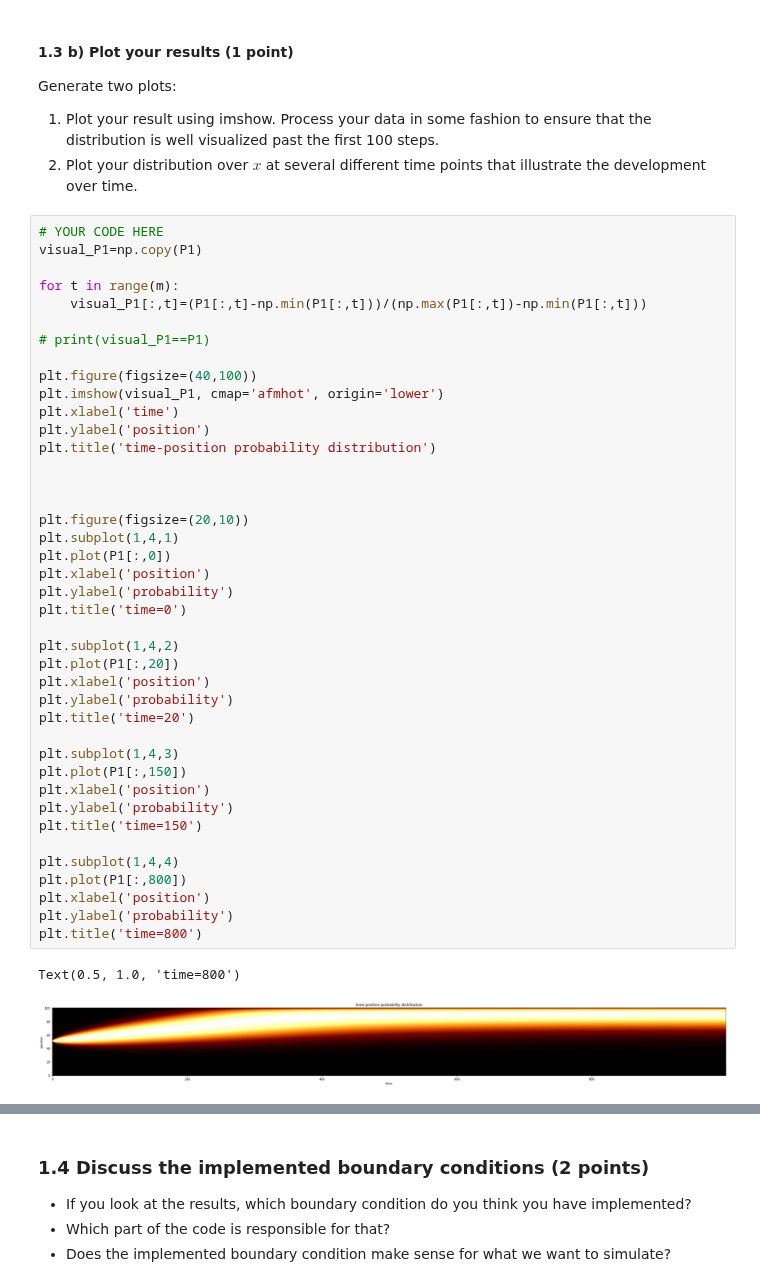
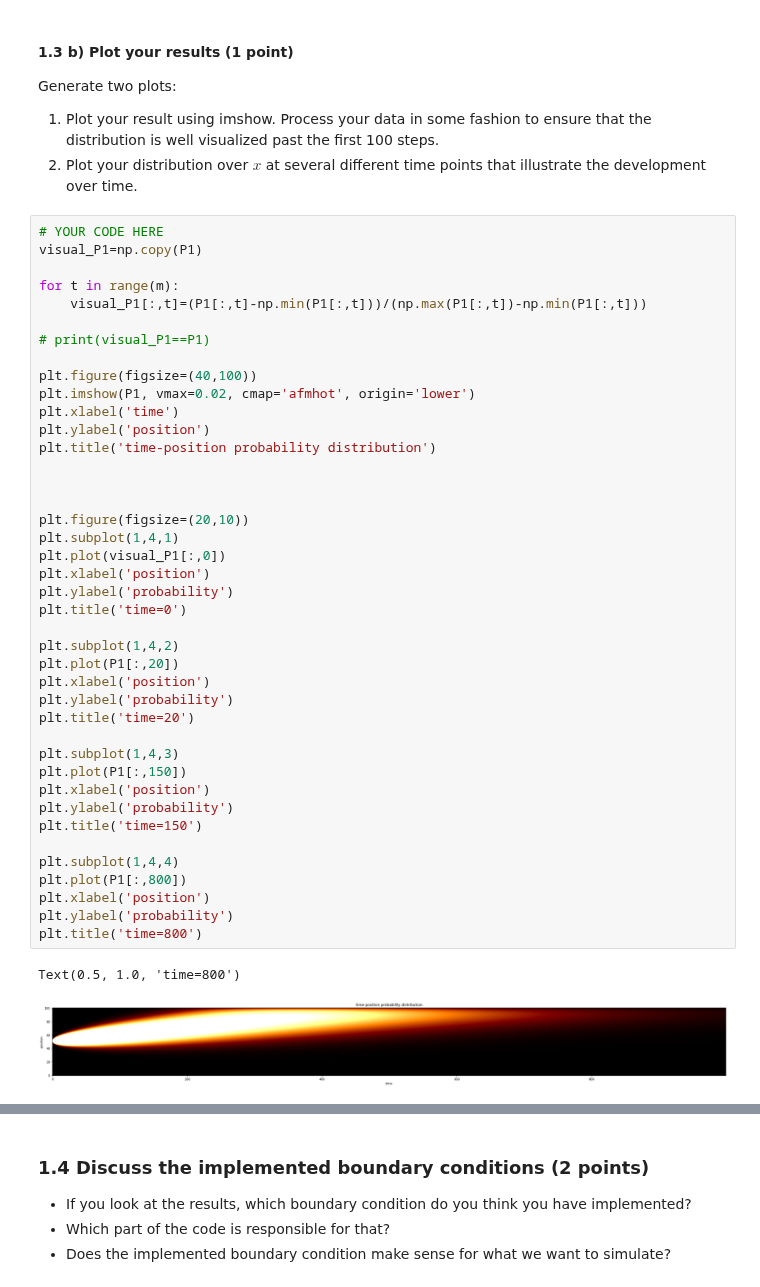
Before and after one commit to Erfan7bt/MHBF, a Jupyter notebook: 6-decision-making-II/decision-making-II.ipynb, the cells around one changed output, grey strips where cells are left out. Saved outputs shown, nothing was run; the diff lists cells and outputs as text.

```diff
--- a/6-decision-making-II/decision-making-II.ipynb
+++ b/6-decision-making-II/decision-making-II.ipynb
@@ -170,40 +170,40 @@ for t in range(m):
 # print(visual_P1==P1)
 
 plt.figure(figsize=(40,100))
-plt.imshow(visual_P1, cmap='afmhot', origin='lower')
+plt.imshow(P1, vmax=0.02, cmap='afmhot', origin='lower')
 plt.xlabel('time')
 plt.ylabel('position')
 plt.title('time-position probability distribution')
 
 
 
 plt.figure(figsize=(20,10))
 plt.subplot(1,4,1)
-plt.plot(P1[:,0])
+plt.plot(visual_P1[:,0])
 plt.xlabel('position')
 plt.ylabel('probability')
 plt.title('time=0')
 
 plt.subplot(1,4,2)
 plt.plot(P1[:,20])
 plt.xlabel('position')
 plt.ylabel('probability')
 plt.title('time=20')
 
 plt.subplot(1,4,3)
 plt.plot(P1[:,150])
 plt.xlabel('position')
 plt.ylabel('probability')
 plt.title('time=150')
 
 plt.subplot(1,4,4)
 plt.plot(P1[:,800])
 plt.xlabel('position')
 plt.ylabel('probability')
 plt.title('time=800')
 # %% [output]
 Text(0.5, 1.0, 'time=800')
-[figure, old version]
+[figure, new version]
 [figure]
 # %% [markdown]
 ### 1.4 Discuss the implemented boundary conditions (2 points)
```
Also changed, not shown: parts of 1 cell of this notebook.
